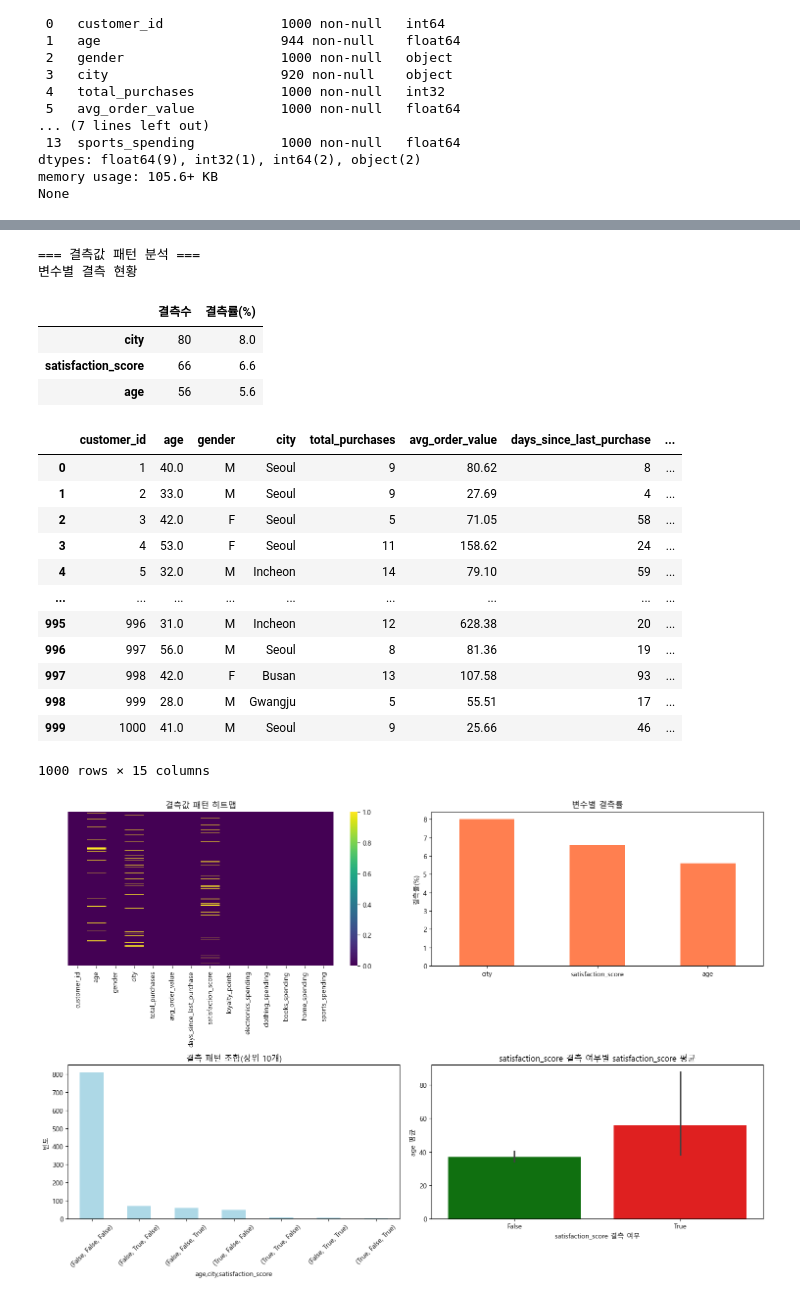
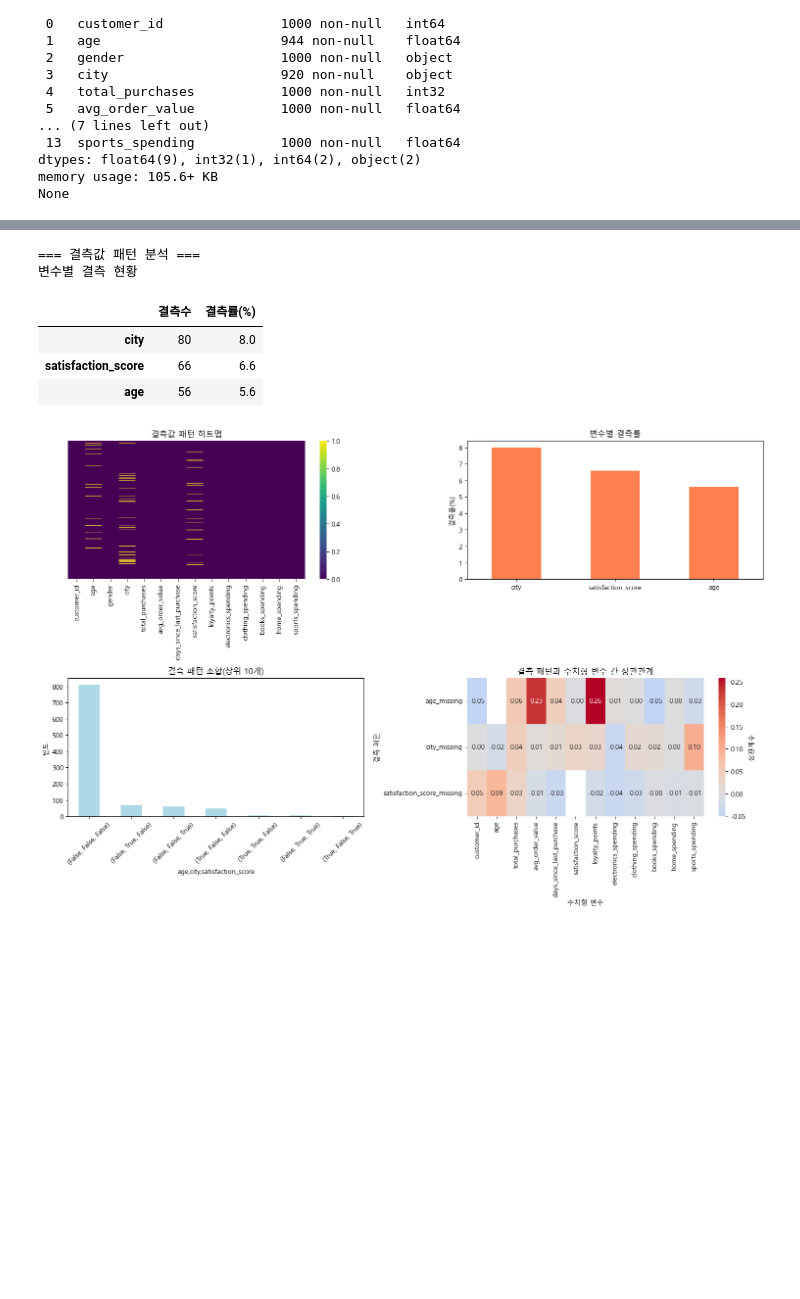
Before and after one commit to krystallinekim/TIL, a Jupyter notebook: 4.Python/데이터분석/04_eda.ipynb, the cells around one changed output, grey strips where cells are left out. Saved outputs shown, nothing was run; the diff lists cells and outputs as text; code cells hidden in the pictures; blank space fills up the shorter version.

```diff
--- a/4.Python/데이터분석/04_eda.ipynb
+++ b/4.Python/데이터분석/04_eda.ipynb
@@ -769,68 +765,72 @@ def analyze_missing_patterns(df: pd.DataFrame):
     # 3. 결측값 조합 패턴 - 결측이 동시에 발생하는 변수 파악 후 유의미하게 많으면 연관을 생각할 수 있음 -> 4번에서 그룹별로 처리 가능
     '''
     df.isna().any()                           -> 컬럼에 결측값이 있으면 True, 없으면 False
     df.columns[df.isna().any()]               -> 결측값이 있는 컬럼명을 추출
     df[df.columns[df.isna().any()]]           -> 결측값이 있는 컬럼의 전체값을 추출함
     df[df.columns[df.isna().any()]].isna()    -> 결측값이라면 True로 설정함
     결측값이 있는 age, city, satisfaction_score 간에 어떤 조합이 가장 많은지 파악
     '''
     missing_pattern = df[df.columns[df.isna().any()]].isna()
     if len(missing_pattern):
         pattern_counts = missing_pattern.value_counts().head(10)
         pattern_counts.plot(kind='bar', color='lightblue', ax=a3)
         a3.set_title('결측 패턴 조합(상위 10개)')
         a3.set_ylabel('빈도')
         a3.tick_params(axis='x', rotation=45)
 
-    # 4. 결측값과 다른 변수의 관계 (MAR - 조건부 결측 검증) => 범용적으로 쓰기 매우 애매함: 원래 직접 컬럼(col1, col2)을 설정해서 두 변수간의 관계를 보는게 맞다
-    num_cols = df.select_dtypes(include='number').columns.tolist()
-    num_missing = missing_summary.loc[missing_summary.index.intersection(num_cols)]
-    if len(num_missing) >= 2:
-        # 결측률이 높은 변수 1개, 낮은 변수 1개
-        col1, col2 = num_missing.index[0], num_missing.index[-1]
-        target_missing = df[col1].isna()
 
-        df_temp = df.copy()
-        df_temp['target_missing'] = target_missing
-        display(df_temp)
+    # 4. 결측 변수별 결측 여부(0/1)와 다른 수치형 변수 간 상관관계 히트맵 시각화
+    numeric_cols = df.select_dtypes(include='number').columns.tolist()
+    missing_cols = df.columns[df.isna().any()].tolist()
 
-        # 결측 여부별 다른 변수와의 평균 비교
-        sns.barplot(
-            data=df_temp,
-            x='target_missing',
-            y=col2,
-            palette={'False': 'green', 'True': 'red'},
-            ax=a4,
-        )
-        a4.set_title(f'{col1} 결측 여부별 {col1} 평균')
-        a4.set_xlabel(f'{col1} 결측 여부')
-        a4.set_ylabel(f'{col2} 평균')
-        a4.tick_params(axis='x', rotation=0)
-    # 만약 두 집단 간의 평균 차이가 크면 관계가 있다는 것임
-    # 비슷하면 완전 랜덤이라는 뜻이니, 서로 관계가 적다는 것
+    if len(numeric_cols) > 0 and len(missing_cols) > 0:
+        # 결측값을 0/1로 변환한 DataFrame 생성
+        missing_binary = df[missing_cols].isna().astype(int)
+        missing_binary.columns = [f'{col}_missing' for col in missing_binary.columns]
+
+        # 수치형 변수와 결측 패턴 변수 결합
+        corr_data = pd.concat([df[numeric_cols], missing_binary], axis=1)
+
+        # 상관계수 계산
+        correlation_matrix = corr_data.corr()
+
+        # 결측 패턴 변수와 수치형 변수 간의 상관관계만 추출
+        missing_numeric_corr = correlation_matrix.loc[
+            missing_binary.columns,
+            numeric_cols
+        ]
+
+        # 상관관계가 있는 경우에만 히트맵 그리기
+        if missing_numeric_corr.shape[0] > 0 and missing_numeric_corr.shape[1] > 0:
+            sns.heatmap(
+                    missing_numeric_corr,
+                    annot=True,
+                    cmap='coolwarm',
+                    center=0,
+                    fmt='.2f',
+                    ax=a4,
+                    cbar_kws={'label': '상관계수'},
+                )
+            a4.set_title('결측 패턴과 수치형 변수 간 상관관계')
+            a4.set_xlabel('수치형 변수')
+            a4.set_ylabel('결측 패턴')
+        else:
+            a4.text(0.5, 0.5, '분석할 상관관계 없음', ha='center', va='center')
+            a4.axis('off')
+    else:
+        a4.text(0.5, 0.5, '수치형 변수 또는\n결측값이 없음', ha='center', va='center')
+        a4.axis('off')
+
 
     plt.tight_layout()
     plt.show()
 
 analyze_missing_patterns(ecommerce)
 # %% [output]
 === 결측값 패턴 분석 ===
 변수별 결측 현황
 |  | 결측수 | 결측률(%) |
 | city | 80 | 8.0 |
 | satisfaction_score | 66 | 6.6 |
 | age | 56 | 5.6 |
-|  | customer_id | age | gender | city | total_purchases | avg_order_value | days_since_last_purchase | ... |
-| 0 | 1 | 40.0 | M | Seoul | 9 | 80.62 | 8 | ... |
-| 1 | 2 | 33.0 | M | Seoul | 9 | 27.69 | 4 | ... |
-| 2 | 3 | 42.0 | F | Seoul | 5 | 71.05 | 58 | ... |
-| 3 | 4 | 53.0 | F | Seoul | 11 | 158.62 | 24 | ... |
-| 4 | 5 | 32.0 | M | Incheon | 14 | 79.10 | 59 | ... |
-| ... | ... | ... | ... | ... | ... | ... | ... | ... |
-| 995 | 996 | 31.0 | M | Incheon | 12 | 628.38 | 20 | ... |
-| 996 | 997 | 56.0 | M | Seoul | 8 | 81.36 | 19 | ... |
-| 997 | 998 | 42.0 | F | Busan | 13 | 107.58 | 93 | ... |
-| 998 | 999 | 28.0 | M | Gwangju | 5 | 55.51 | 17 | ... |
-| 999 | 1000 | 41.0 | M | Seoul | 9 | 25.66 | 46 | ... |
-1000 rows × 15 columns
-[figure, old version]
+[figure, new version]
```
Also changed, not shown: parts of 5 cells of this notebook.
